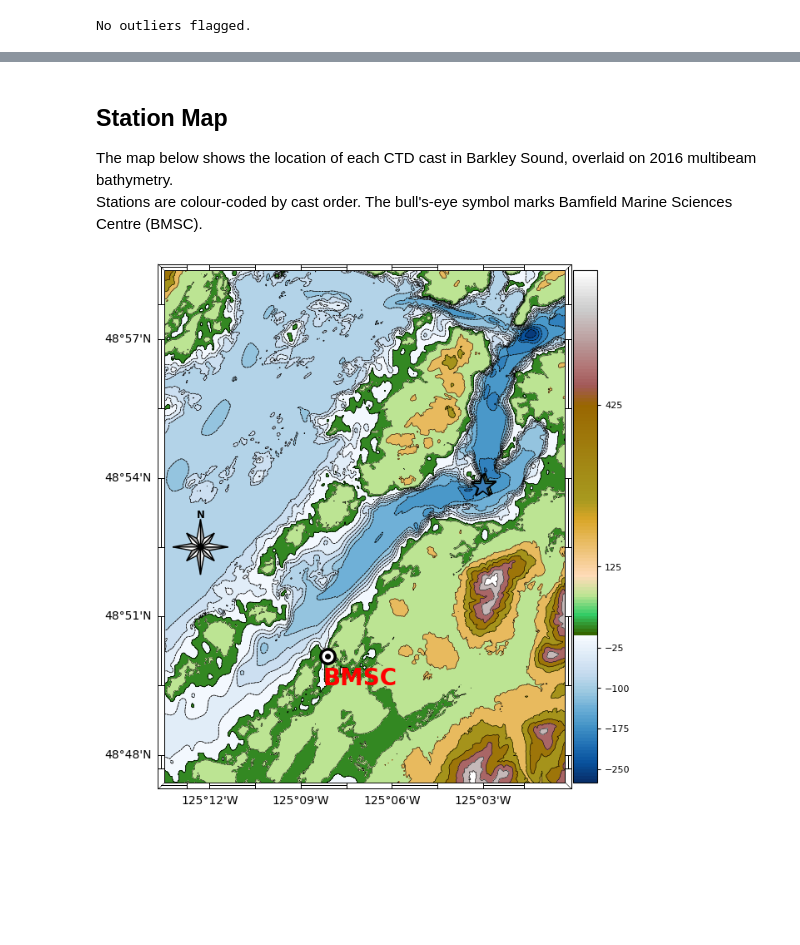
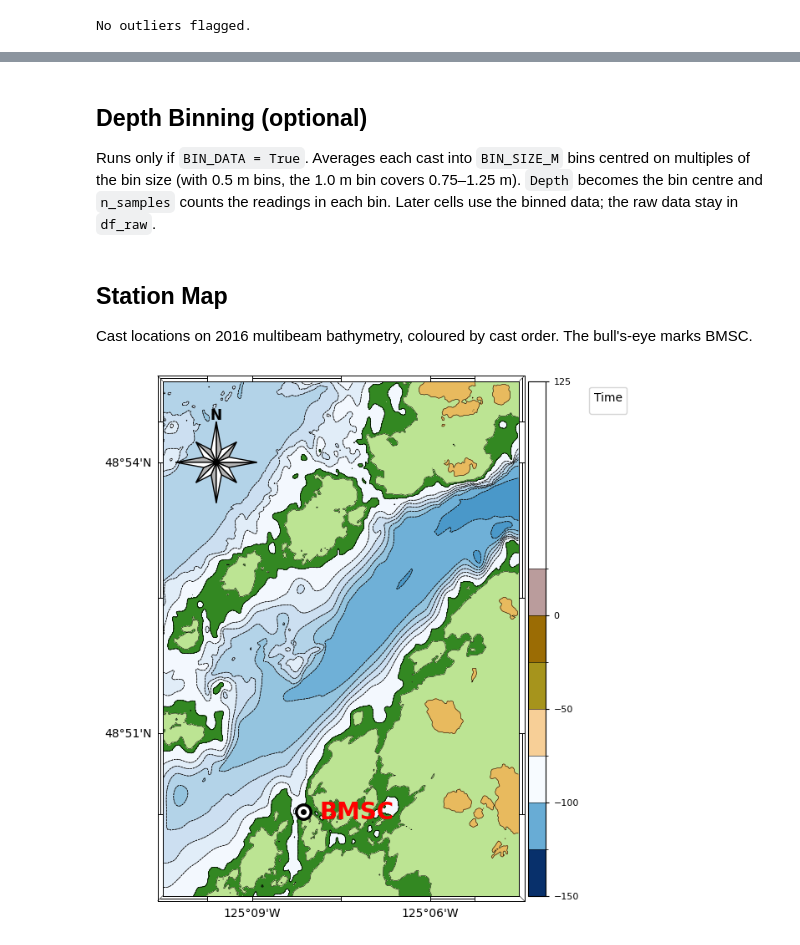
Before and after one commit to HalBradbury/AML-CTD-Tools, a Jupyter notebook: CTD_Data_Extraction_mmap.ipynb, the cells around one changed output, grey strips where cells are left out. Drawn from its saved outputs; the diff is of its cells as text; code cells hidden in the pictures; blank space fills up the shorter version.

```diff
--- a/CTD_Data_Extraction_mmap.ipynb
+++ b/CTD_Data_Extraction_mmap.ipynb
@@ -268,7 +301,10 @@ The cell below calls `importfiles` on all files in `file_list` and produces a di
 df, dfs, sample_lons, sample_lats = importfiles(file_list, FILETYPE, surface_threshold=SURFACE_THRESHOLD)
 
 # Colour palette — one colour per profile, consistent across all figures.
-PROFILE_COLORS = sns.color_palette('Spectral', n_colors=df['profile'].nunique())
+if df['profile'].nunique() == 1:
+    PROFILE_COLORS = ['blue']
+else:
+    PROFILE_COLORS = sns.color_palette('Spectral', n_colors=df['profile'].nunique())
 # %% [output]
 Columns and units (from first file header):
   Date: yyyy-mm-dd
@@ -366,0 +399,4 @@ TEOS-10 conversion complete.
+# %% [markdown]
+## Depth Binning (optional)
+
+Runs only if `BIN_DATA = True`. Averages each cast into `BIN_SIZE_M` bins centred on multiples of the bin size (with 0.5 m bins, the 1.0 m bin covers 0.75–1.25 m). `Depth` becomes the bin centre and `n_samples` counts the readings in each bin. Later cells use the binned data; the raw data stay in `df_raw`.
@@ -367,12 +445,11 @@ TEOS-10 conversion complete.
 # %% [markdown]
 ## Station Map
 
-The map below shows the location of each CTD cast in Barkley Sound, overlaid on 2016 multibeam bathymetry.
-Stations are colour-coded by cast order. The bull's-eye symbol marks Bamfield Marine Sciences Centre (BMSC).
+Cast locations on 2016 multibeam bathymetry, coloured by cast order. The bull's-eye marks BMSC.
 # %%
 # Map extent for Bamfield / Barkley Sound
-clat = [48.79, 48.975]
-clon = [-125.225, -125.005]
+clat = [48.82, 48.915]#[48.79, 48.975]
+clon = [-125.175, -125.075]
 
 # ── Colour limits (metres) ───────────────────────────────────────────────────
 # Edit vmin/vmax to change the display range.  The blues/gland split is
@@ -423,38 +500,42 @@ m_contour(lon_b[ilon], lat_b[ilat], Z,
 #             levels_contour[levels_contour >= 0],
 #             colors='k', linestyles='-',linewidths=0.5)
 m_grid(box='fancy', boxstyle='line', tickdir='out', grid='none')
 # Vertical colorbar to the right of the axes (xpos > 1)
 m_contfbar(
     1.05, [0.0, 1.0], Z, levels_contour,
     colormap=listed_cmap, caxis=(vmin, vmax),
-    axfrac=0.06, endpiece=False, levels_mode='match',
+    axfrac=0.05, endpiece=False, levels_mode='match',
 )
 
 # Station markers — stars colour-coded by profile index
 for i, (slon, slat) in enumerate(zip(sample_lons, sample_lats)):
+    if i in EXCLUDED_PROFILES:
+        continue
     if pd.isna(slon) or pd.isna(slat):
         continue
     _lbl = _cast_label(file_list[i], i)
     m_line([slon], [slat], marker='*', markersize=20, ls='none',
            color=PROFILE_COLORS[i], markeredgecolor='k',
            label=_lbl, zorder=3)
 
 # BMSC bull's-eye marker (three nested circles of decreasing size)
 BMSC_lat =  48.8355
 BMSC_lon = -125.1355
 m_line([BMSC_lon], [BMSC_lat], marker='o', ls='none', markersize=14, color='k',     zorder=5)
 m_line([BMSC_lon], [BMSC_lat], marker='o', ls='none', markersize=9,  color='white', zorder=6)
 m_line([BMSC_lon], [BMSC_lat], marker='o', ls='none', markersize=4,  color='k',     zorder=7)
-m_text(BMSC_lon + 0.018, BMSC_lat - 0.008, 'BMSC', color='red', fontsize=20,fontweight='bold')
+m_text(BMSC_lon + 0.015, BMSC_lat, 'BMSC', color='red', fontsize=20,fontweight='bold')
 
 # North arrow placed in the lower-left corner of the map
-m_northarrow(-125.205, 48.875, 0.02)
+m_northarrow(-125.16, 48.9, 0.015)
 
 # Legend — shows cast time (HH:MM) or profile number depending on LABEL_BY_TIME
 _legend_title = ('Date / Time' if _multi_date else 'Time') if LABEL_BY_TIME else 'Profile'
-# ax.legend(title=_legend_title, bbox_to_anchor=(1.18, 1), loc='upper left', framealpha=0.8)
+ax.legend(title=_legend_title, bbox_to_anchor=(1.18, 1), loc='upper left', framealpha=0.8)
+
+plt.savefig('CTD_map_vector.png',dpi=300,bbox_inches='tight')
 # %% [output]
-[figure, old version]
+[figure, new version]
 # %% [markdown]
 ## CTD Profiles
 
```
Also changed, not shown: parts of 26 cells of this notebook, 3 other files.
